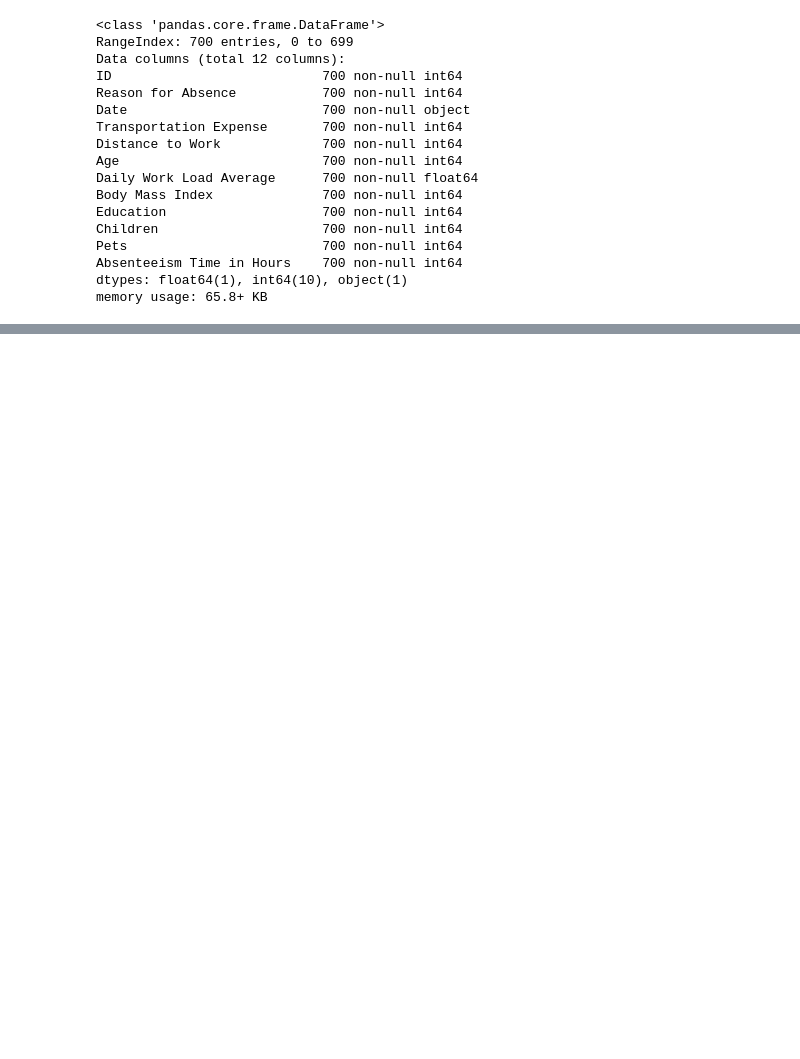
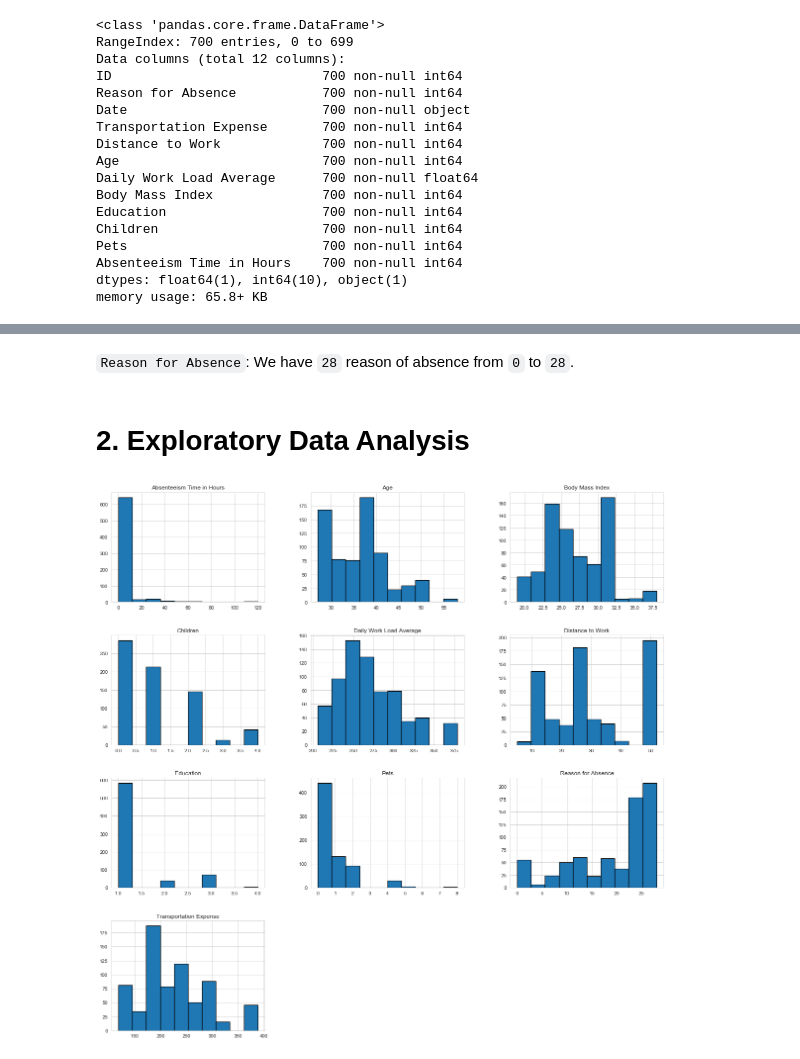
Before and after one commit to fares-ds/Business-Case-Study---Absenteeism, a Jupyter notebook: Case Study - Absenteeism.ipynb, the cells around one changed output, grey strips where cells are left out. Cells and saved outputs as stored; diff of their text form; code cells hidden in the pictures; blank space fills up the shorter version.

```diff
--- a/Case Study - Absenteeism.ipynb
+++ b/Case Study - Absenteeism.ipynb
@@ -77,0 +126,11 @@ data.describe()
+# %%
+data.drop('ID', axis=1, inplace=True)
+# %% [markdown]
+`Reason for Absence`: We have `28` reason of absence from `0` to `28`.
+# %% [markdown]
+# 2. Exploratory Data Analysis
+# %%
+# Visulazing the distibution of the data for every feature
+data.hist(edgecolor='black', linewidth=1.2, figsize=(20, 20));
+# %% [output]
+[figure, added]
```
Also changed, not shown: parts of 11 cells of this notebook.
